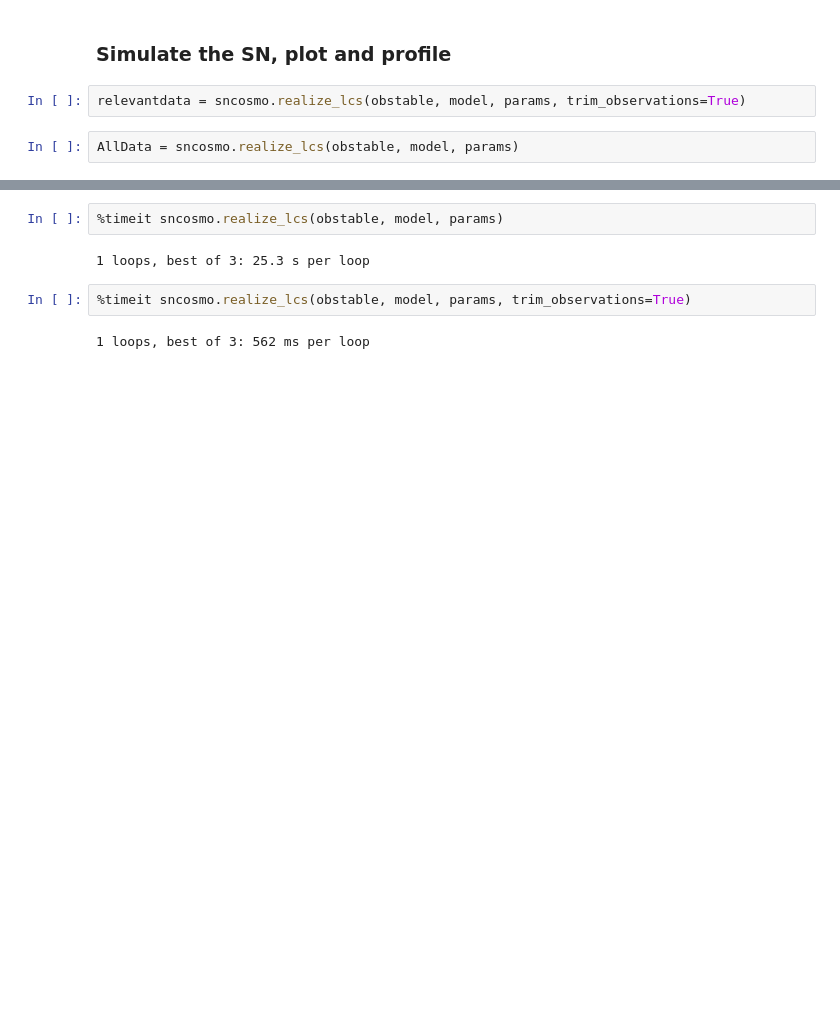
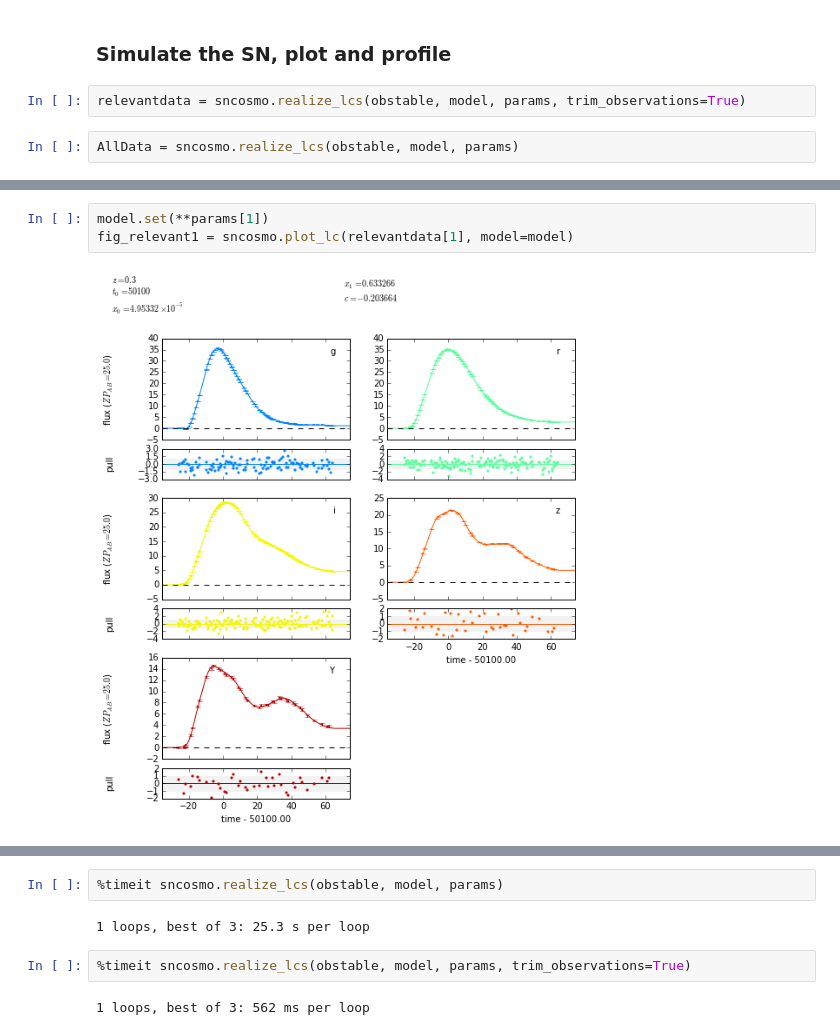
Before and after one commit to rbiswas4/lsstpipeline, a Jupyter notebook: realize_lcs.ipynb, the cells around one changed output, grey strips where cells are left out. Saved outputs shown, nothing was run; the diff lists cells and outputs as text; blank space fills up the shorter version.

```diff
--- a/realize_lcs.ipynb
+++ b/realize_lcs.ipynb
@@ -120 +166,6 @@ AllData = sncosmo.realize_lcs(obstable, model, params)
+# %%
+model.set(**params[1])
+fig_relevant1 = sncosmo.plot_lc(relevantdata[1], model=model)
+# %% [output]
+[figure, added]
 # %%
```
Also changed, not shown: parts of 9 cells of this notebook.
